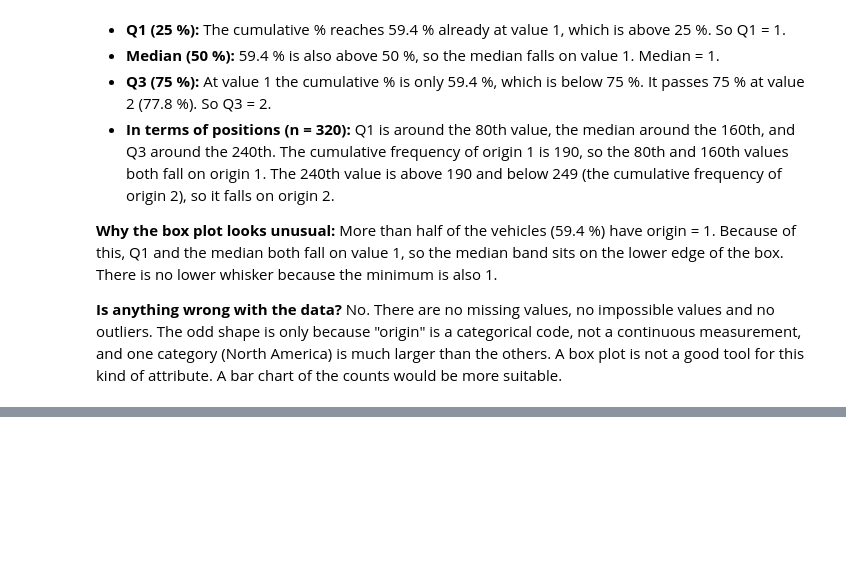
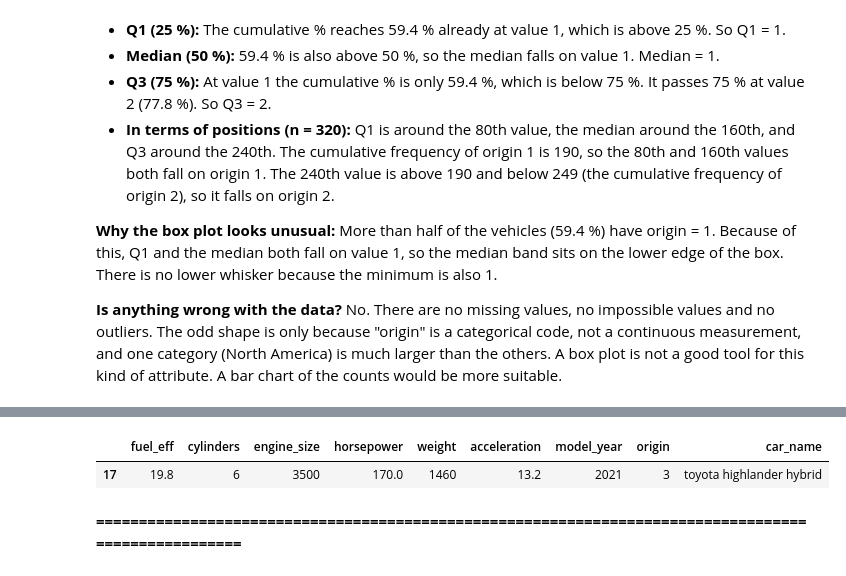
Before and after one commit to 20240406-crypto/Ass_LFD, a Jupyter notebook: LFD_Assignment1/ass.ipynb, the cells around one changed output, grey strips where cells are left out. Cells and saved outputs as stored; diff of their text form; code cells hidden in the pictures; blank space fills up the shorter version.

```diff
--- a/LFD_Assignment1/ass.ipynb
+++ b/LFD_Assignment1/ass.ipynb
@@ -577,0 +666,8 @@ origin
+# %%
+df[(df['engine_size'] >= 3000) & (df['engine_size'] <= 4000) & (df['fuel_eff'] > 18) & (df['fuel_eff'] < 20)]
+# %% [output]
+|  | fuel_eff | cylinders | engine_size | horsepower | weight | acceleration | model_year | origin | car_name |
+| 17 | 19.8 | 6 | 3500 | 170.0 | 1460 | 13.2 | 2021 | 3 | toyota highlander hybrid |
+# %% [markdown]
+
+**====================================================================================================**
```
Also changed, not shown: parts of 31 cells of this notebook.
